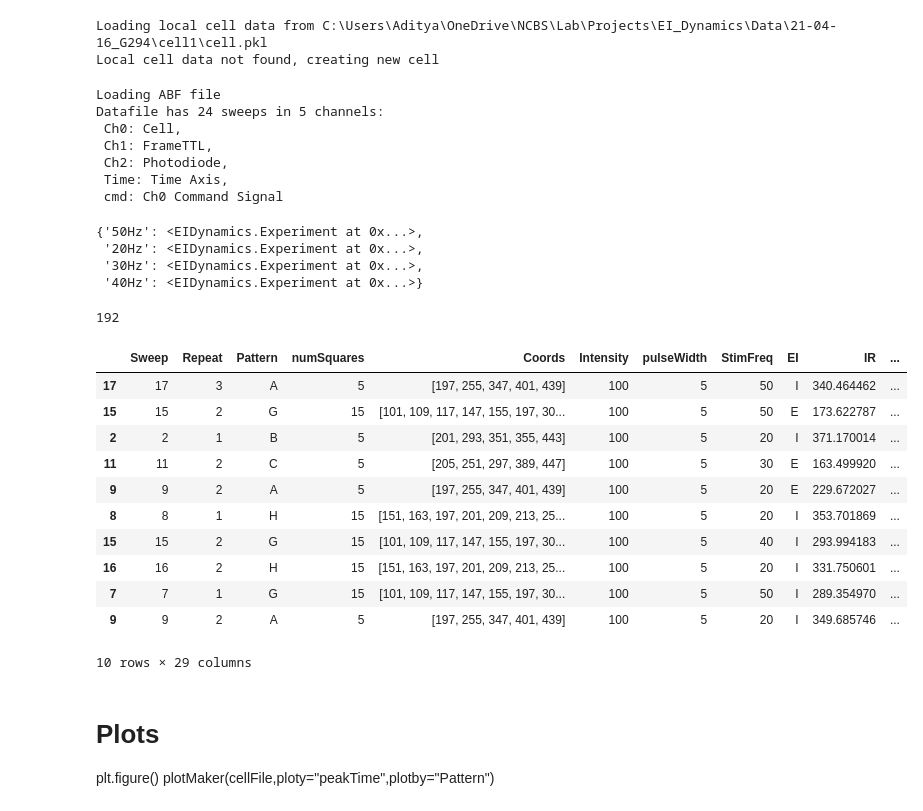
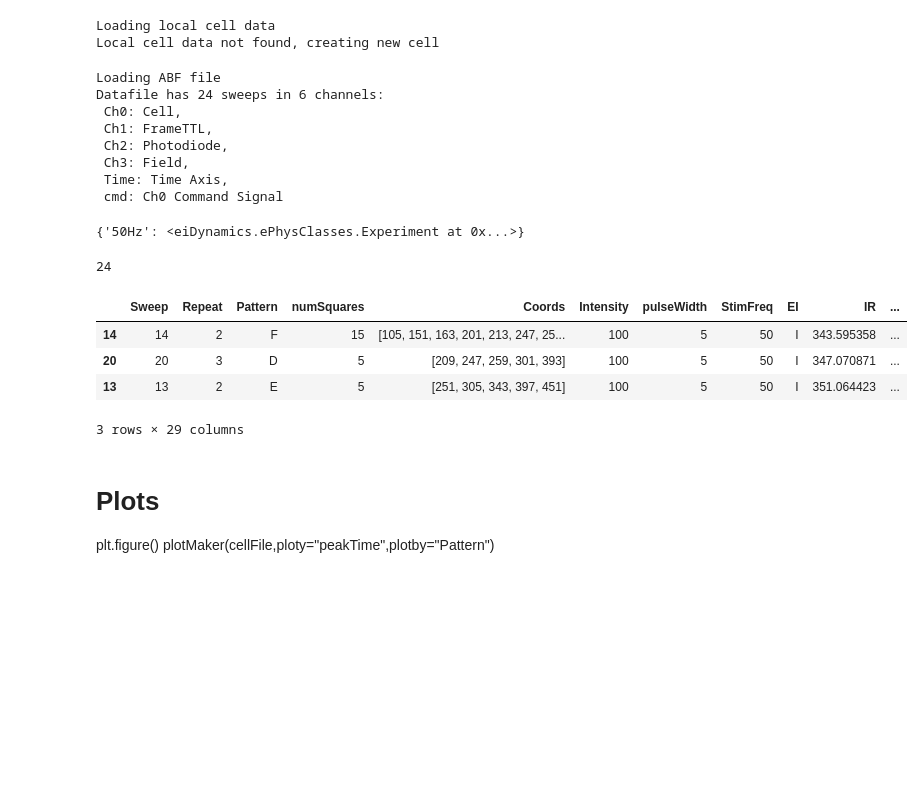
Before and after one commit to sulumohan93/eiDynamics, a Jupyter notebook: analysis.ipynb, the cells around one changed output. Saved outputs shown, nothing was run; the diff lists cells and outputs as text; code cells hidden in the pictures; blank space fills up the shorter version.

```diff
--- a/analysis.ipynb
+++ b/analysis.ipynb
@@ -17,5 +19,2 @@ from eiDynamics import plotMaker
 # %%
-inputABFfile = 'C:\\Users\\adity\\OneDrive\\NCBS\\Lab\\Projects\\EI_Dynamics\\Data\\21-04-16_G294\\cell1\\2021_04_16_0007_rec.abf'
-
-datafile = os.path.realpath(inputABFfile)
-print(datafile)
+inputABFfile = "C:\\Users\\Aditya\\OneDrive\\NCBS\\Lab\\Projects\\EI_Dynamics\\Analysis\\testExamples\\2021_04_16_0000_rec.abf"
@@ -63,51 +56,42 @@ Loading local coord file
 # %%
 # Recording cell data and analyses
+cellFile = exptDir + "\\" + "cell.pkl"
 try:
-    cellFile = exptDir + "\\" + "cell.pkl"
-    print('Loading local cell data from {}'.format(cellFile))
-    cell.response = pd.read_pickle(cellFile)
+    print('Loading local cell data')
+    cell = pickle.load(cellFile)
 except:
     print('Local cell data not found, creating new cell')
-    cell = EIDynamics.Neuron(eP)
+    cell = ePhysClasses.Neuron(eP)
 # %% [output]
-Loading local cell data from C:\Users\Aditya\OneDrive\NCBS\Lab\Projects\EI_Dynamics\Data\21-04-16_G294\cell1\cell.pkl
+Loading local cell data
 Local cell data not found, creating new cell
 # %%
 cell.createExperiment(datafile=datafile,coordfile=coordfile,exptParams=eP)
 # %% [output]
 Loading ABF file
-Datafile has 24 sweeps in 5 channels:
+Datafile has 24 sweeps in 6 channels:
  Ch0: Cell,
  Ch1: FrameTTL,
  Ch2: Photodiode,
+ Ch3: Field,
  Time: Time Axis,
  cmd: Ch0 Command Signal
 # %%
 cell.experiment
 # %% [output]
-{'50Hz': <EIDynamics.Experiment at 0x...>,
- '20Hz': <EIDynamics.Experiment at 0x...>,
- '30Hz': <EIDynamics.Experiment at 0x...>,
- '40Hz': <EIDynamics.Experiment at 0x...>}
+{'50Hz': <eiDynamics.ePhysClasses.Experiment at 0x...>}
 # %%
 len(cell.response)
 # %% [output]
-192
+24
 # %%
 resp = cell.response
 # %%
-resp.sample(10)
+resp.sample(3)
 # %% [output]
 |  | Sweep | Repeat | Pattern | numSquares | Coords | Intensity | pulseWidth | StimFreq | EI | IR | ... |
-| 17 | 17 | 3 | A | 5 | [197, 255, 347, 401, 439] | 100 | 5 | 50 | I | 340.464462 | ... |
-| 15 | 15 | 2 | G | 15 | [101, 109, 117, 147, 155, 197, 30... | 100 | 5 | 50 | E | 173.622787 | ... |
-| 2 | 2 | 1 | B | 5 | [201, 293, 351, 355, 443] | 100 | 5 | 20 | I | 371.170014 | ... |
-| 11 | 11 | 2 | C | 5 | [205, 251, 297, 389, 447] | 100 | 5 | 30 | E | 163.499920 | ... |
-| 9 | 9 | 2 | A | 5 | [197, 255, 347, 401, 439] | 100 | 5 | 20 | E | 229.672027 | ... |
-| 8 | 8 | 1 | H | 15 | [151, 163, 197, 201, 209, 213, 25... | 100 | 5 | 20 | I | 353.701869 | ... |
-| 15 | 15 | 2 | G | 15 | [101, 109, 117, 147, 155, 197, 30... | 100 | 5 | 40 | I | 293.994183 | ... |
-| 16 | 16 | 2 | H | 15 | [151, 163, 197, 201, 209, 213, 25... | 100 | 5 | 20 | I | 331.750601 | ... |
-| 7 | 7 | 1 | G | 15 | [101, 109, 117, 147, 155, 197, 30... | 100 | 5 | 50 | I | 289.354970 | ... |
-| 9 | 9 | 2 | A | 5 | [197, 255, 347, 401, 439] | 100 | 5 | 20 | I | 349.685746 | ... |
+| 14 | 14 | 2 | F | 15 | [105, 151, 163, 201, 213, 247, 25... | 100 | 5 | 50 | I | 343.595358 | ... |
+| 20 | 20 | 3 | D | 5 | [209, 247, 259, 301, 393] | 100 | 5 | 50 | I | 347.070871 | ... |
+| 13 | 13 | 2 | E | 5 | [251, 305, 343, 397, 451] | 100 | 5 | 50 | I | 351.064423 | ... |
-10 rows × 29 columns
+3 rows × 29 columns
 # %%
```
Also changed, not shown: parts of 8 cells of this notebook, 1 other file.
